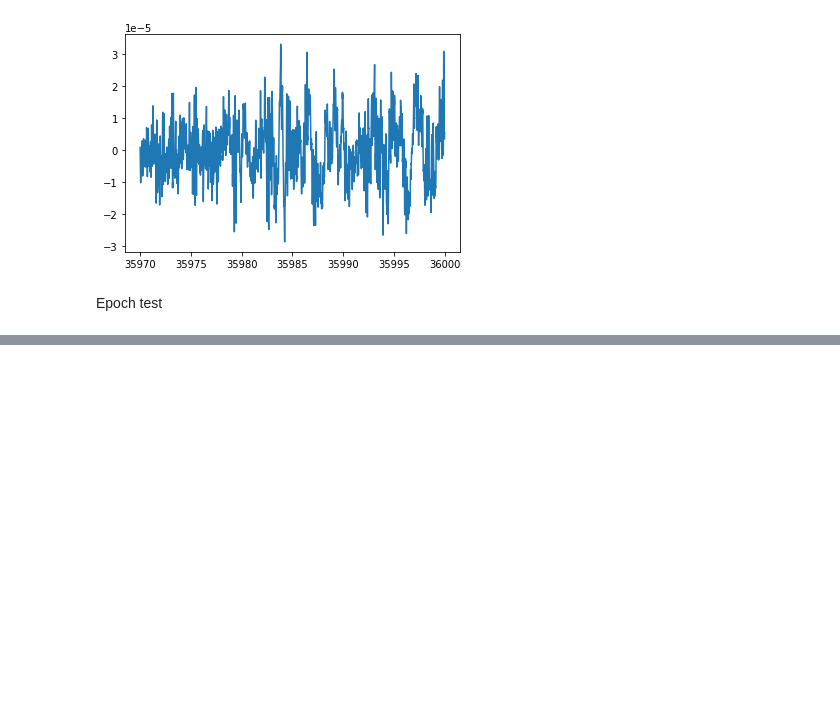
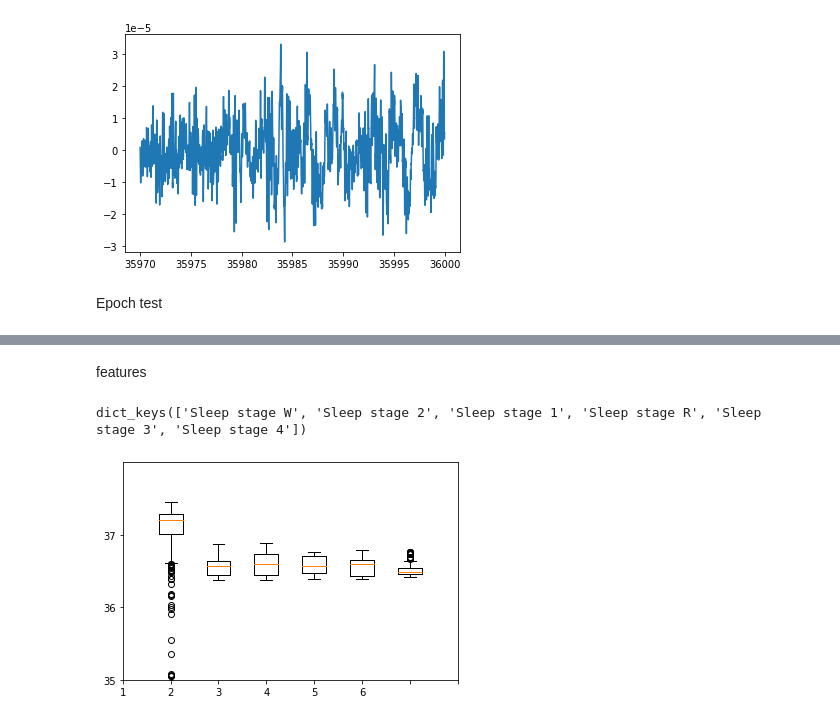
Before and after one commit to papekoja/72.75-ML, a Jupyter notebook: final/dataTest.ipynb, the cells around one changed output, grey strips where cells are left out. Cells and saved outputs as stored; diff of their text form; code cells hidden in the pictures; blank space fills up the shorter version.

```diff
--- a/final/dataTest.ipynb
+++ b/final/dataTest.ipynb
@@ -139,0 +140,2 @@ epoch.visualize()
+# %% [markdown]
+features
@@ -139,0 +145,23 @@ epoch.visualize()
+# %%
+fig, ax = plt.subplots()
+
+data = dict()
+for phase in s.sleep_stages:
+    data[phase] = []
+
+for epoch in s.epochs:
+    data[epoch.label].append(epoch.features["avg_temp"])
+
+# Unpack the data dictionary
+unpacked_data = list(data.values())
+print(data.keys())
+
+VP = ax.boxplot(unpacked_data, positions=[1, 2, 3, 4 ,5,6])
+
+ax.set(xlim=(0, 1), xticks=np.arange(0, 8),
+    ylim=(35, 38), yticks=np.arange(35, 38))
+
+plt.show()
+# %% [output]
+dict_keys(['Sleep stage W', 'Sleep stage 2', 'Sleep stage 1', 'Sleep stage R', 'Sleep stage 3', 'Sleep stage 4'])
+[figure, added]
```
Also changed, not shown: parts of 4 cells of this notebook, 3 other files.
